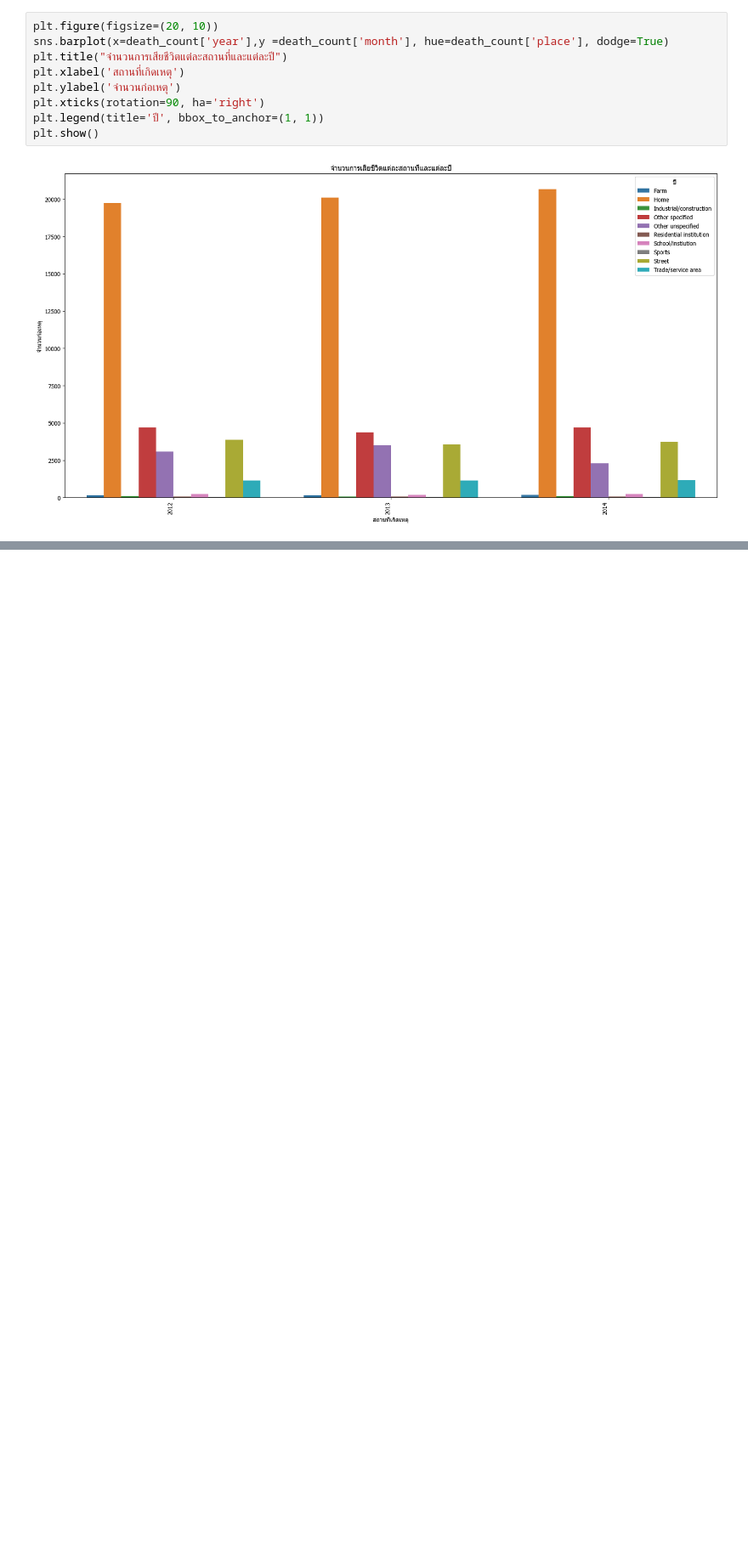
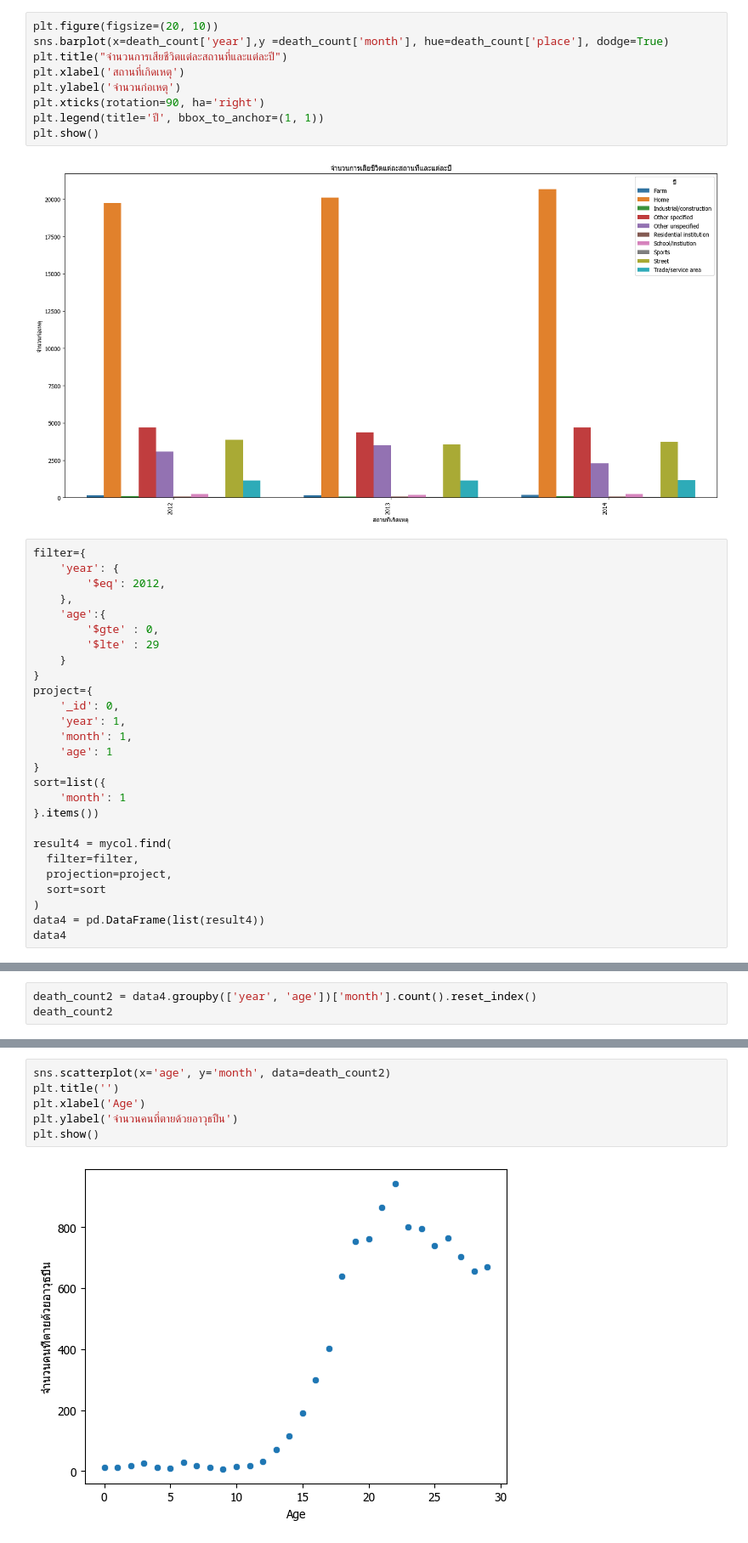
Before and after one commit to ThaphatTT/FinalDataAnalytics, a Jupyter notebook: GunAndDeathsInAmerica.ipynb, the cells around one changed output, grey strips where cells are left out. Shown at 85% size. Drawn from its saved outputs; the diff is of its cells as text; blank space fills up the shorter version.

Commit message:
add description scatter plot and import data

```diff
--- a/GunAndDeathsInAmerica.ipynb
+++ b/GunAndDeathsInAmerica.ipynb
@@ -179,3 +179,30 @@ plt.legend(title='ปี', bbox_to_anchor=(1, 1))
 plt.show()
 # %% [output]
 [figure]
+# %%
+filter={
+    'year': {
+        '$eq': 2012,
+    },
+    'age':{
+        '$gte' : 0,
+        '$lte' : 29
+    }
+}
+project={
+    '_id': 0,
+    'year': 1,
+    'month': 1,
+    'age': 1
+}
+sort=list({
+    'month': 1
+}.items())
+
+result4 = mycol.find(
+  filter=filter,
+  projection=project,
+  sort=sort
+)
+data4 = pd.DataFrame(list(result4))
+data4
@@ -181,0 +223,3 @@ plt.show()
+# %%
+death_count2 = data4.groupby(['year', 'age'])['month'].count().reset_index()
+death_count2
@@ -181,0 +244,8 @@ plt.show()
+# %%
+sns.scatterplot(x='age', y='month', data=death_count2)
+plt.title('')
+plt.xlabel('Age')
+plt.ylabel('จำนวนคนที่ตายด้วยอาวุธปืน')
+plt.show()
+# %% [output]
+[figure, added]
```
Also changed, not shown: parts of 3 cells of this notebook.
